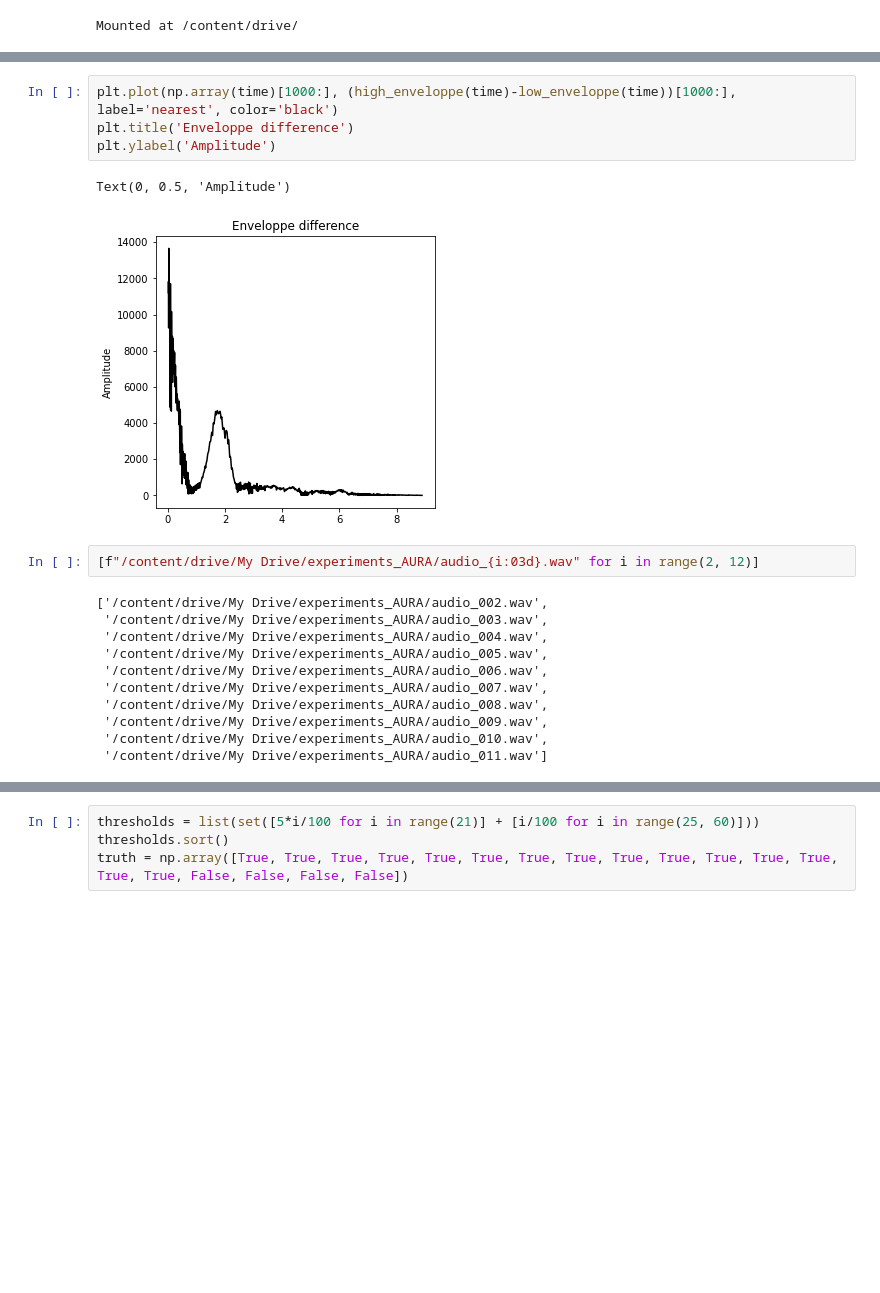
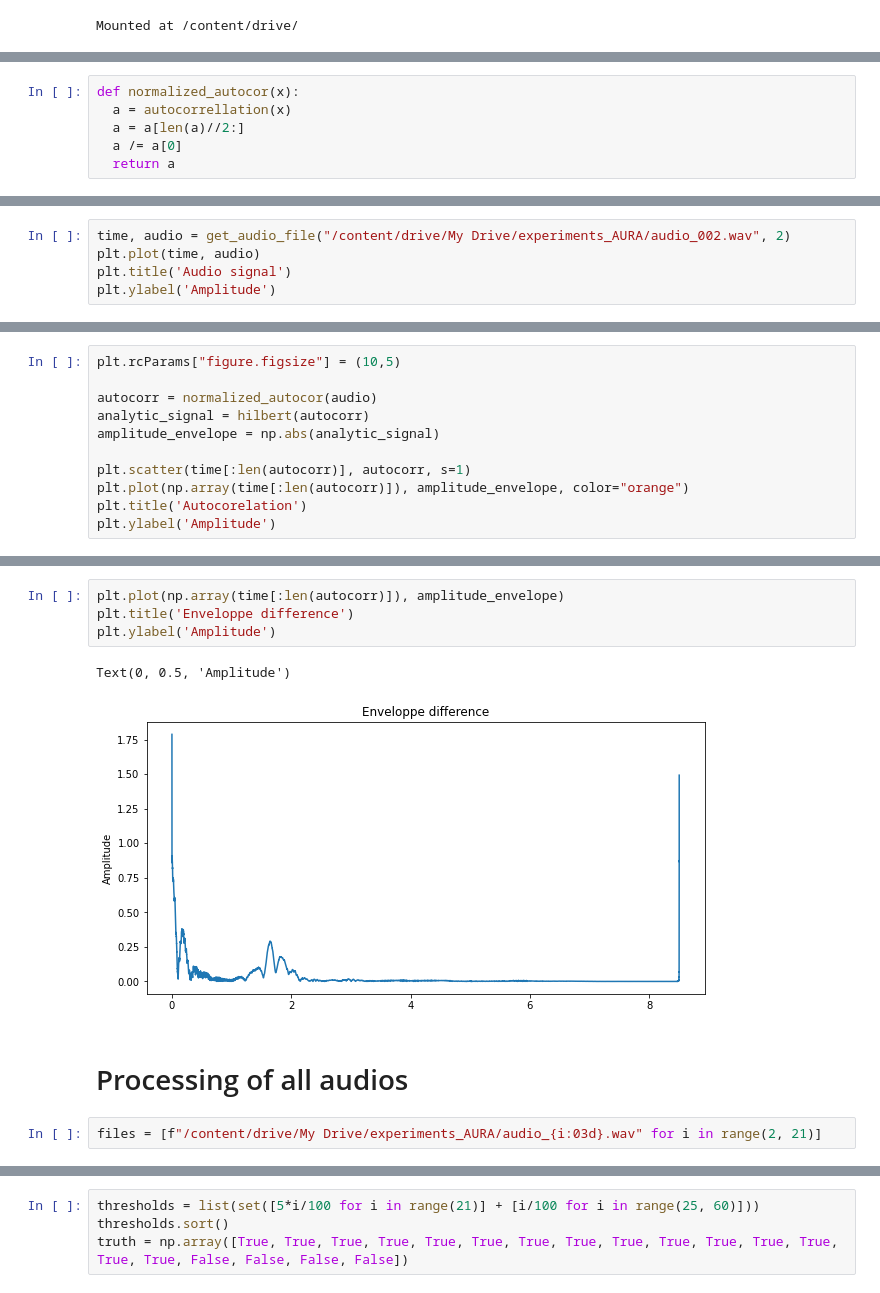
Before and after one commit to nima3333/AURA, a Jupyter notebook: aura_experiments.ipynb, the cells around one changed output, grey strips where cells are left out. Saved outputs shown, nothing was run; the diff lists cells and outputs as text; blank space fills up the shorter version.

```diff
--- a/aura_experiments.ipynb
+++ b/aura_experiments.ipynb
@@ -113,0 +89,6 @@ def real_dft(x):
+# %%
+def normalized_autocor(x):
+  a = autocorrellation(x)
+  a = a[len(a)//2:]
+  a /= a[0]
+  return a
@@ -113,0 +111,5 @@ def real_dft(x):
+# %%
+time, audio = get_audio_file("/content/drive/My Drive/experiments_AURA/audio_002.wav", 2)
+plt.plot(time, audio)
+plt.title('Audio signal')
+plt.ylabel('Amplitude')
@@ -144,0 +158,11 @@ Text(0, 0.5, 'Amplitude')
+# %%
+plt.rcParams["figure.figsize"] = (10,5)
+
+autocorr = normalized_autocor(audio)
+analytic_signal = hilbert(autocorr)
+amplitude_envelope = np.abs(analytic_signal)
+
+plt.scatter(time[:len(autocorr)], autocorr, s=1)
+plt.plot(np.array(time[:len(autocorr)]), amplitude_envelope, color="orange")
+plt.title('Autocorelation')
+plt.ylabel('Amplitude')
@@ -145,20 +172,11 @@ Text(0, 0.5, 'Amplitude')
 # %%
-plt.plot(np.array(time)[1000:], (high_enveloppe(time)-low_enveloppe(time))[1000:], label='nearest', color='black')
+plt.plot(np.array(time[:len(autocorr)]), amplitude_envelope)
 plt.title('Enveloppe difference')
 plt.ylabel('Amplitude')
 # %% [output]
 Text(0, 0.5, 'Amplitude')
-[figure, old version]
+[figure, new version]
+# %% [markdown]
+# Processing of all audios
 # %%
-[f"/content/drive/My Drive/experiments_AURA/audio_{i:03d}.wav" for i in range(2, 12)]
+files = [f"/content/drive/My Drive/experiments_AURA/audio_{i:03d}.wav" for i in range(2, 21)]
-# %% [output]
-['/content/drive/My Drive/experiments_AURA/audio_002.wav',
- '/content/drive/My Drive/experiments_AURA/audio_003.wav',
- '/content/drive/My Drive/experiments_AURA/audio_004.wav',
- '/content/drive/My Drive/experiments_AURA/audio_005.wav',
- '/content/drive/My Drive/experiments_AURA/audio_006.wav',
- '/content/drive/My Drive/experiments_AURA/audio_007.wav',
- '/content/drive/My Drive/experiments_AURA/audio_008.wav',
- '/content/drive/My Drive/experiments_AURA/audio_009.wav',
- '/content/drive/My Drive/experiments_AURA/audio_010.wav',
- '/content/drive/My Drive/experiments_AURA/audio_011.wav']
```
Also changed, not shown: parts of 37 cells of this notebook, 35 other files.
